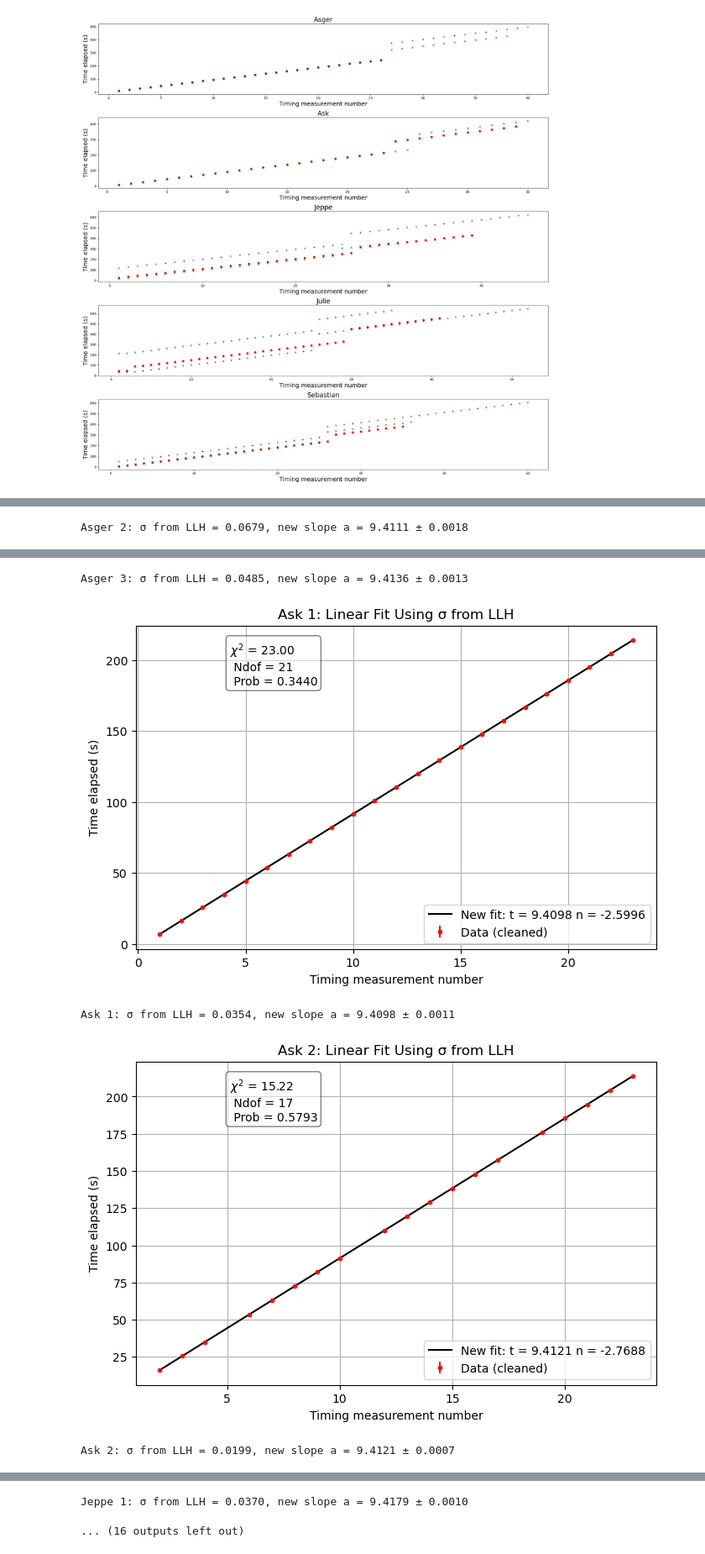
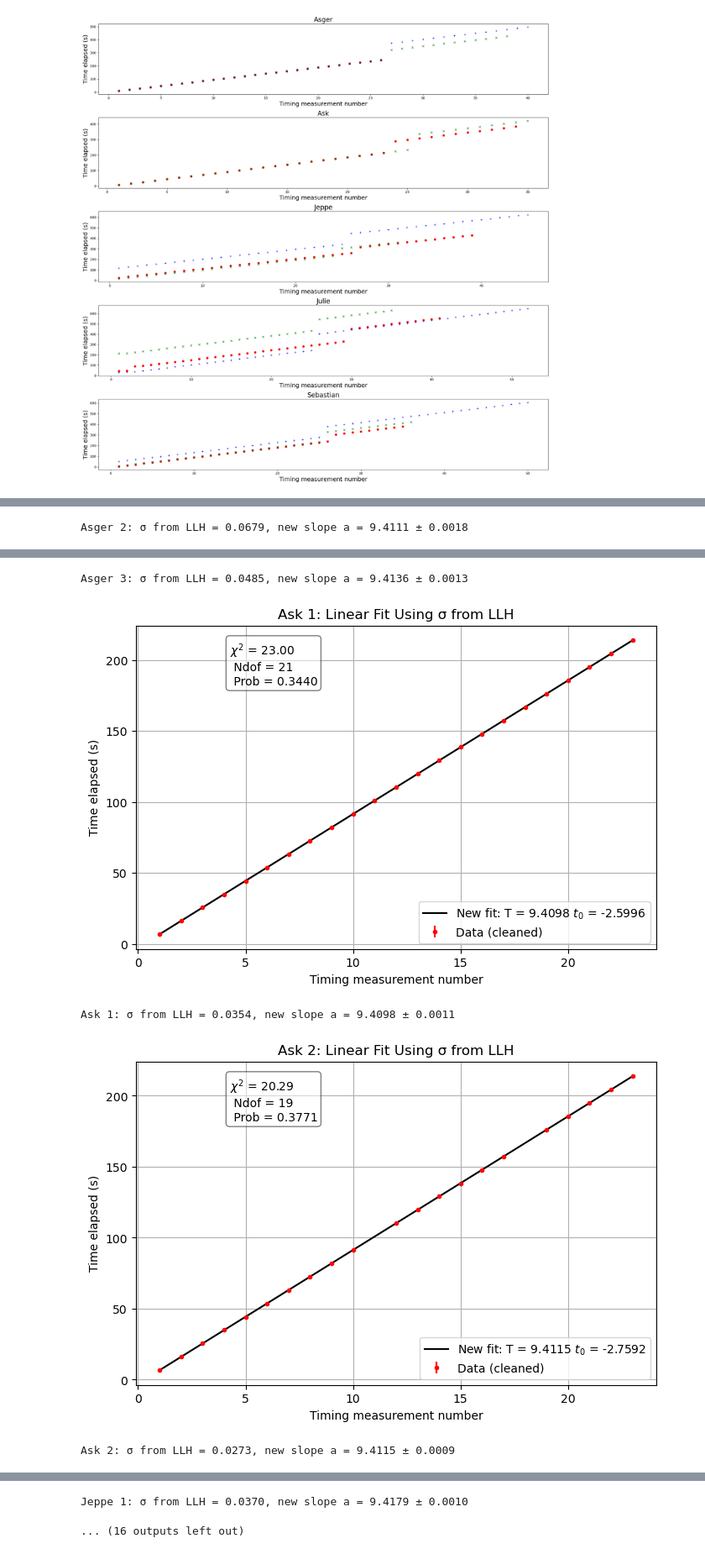
Before and after one commit to Julieloegstrup/Project, a Jupyter notebook: Pendulum/asger/asger_pendulum.ipynb, the cells around one changed output, grey strips where cells are left out. Shown at 84% size. Drawn from its saved outputs; the diff is of its cells as text; code cells hidden in the pictures.

```diff
--- a/Pendulum/asger/asger_pendulum.ipynb
+++ b/Pendulum/asger/asger_pendulum.ipynb
@@ -220,6 +223,7 @@ for dat in data_sets:
     Ndof_list.append(Ndof)
     Prob_list.append(Prob)
     params = np.array(m_lin.values)
+    errors= np.array(m_lin.errors)
     param_list.append(params)
 
 
@@ -247,7 +255,7 @@ for dat, params in zip(data_sets, param_list):
     t_fit = lin_fit(n_fit, a, b)
     #if len(n_rest)>3:
         #t_fit_rest = lin_fit(n_fit, a_rest, b_rest)
-    axs[0].plot(n_fit, t_fit,c='black', label='Fit: t = {:.4f} n + {:.4f}'.format(a, b))
+    axs[0].plot(n_fit, t_fit,c='black', label='Fit: T = {:.4f} $t_0$ = {:.4f}'.format(a, b))
     #axs[0].text(0.05, 0.95, 'Fit parameters: \n a = {:.4f} \n b = {:.4f}'.format(a, b), transform=axs[0].transAxes, verticalalignment='top', bbox=dict(boxstyle='round', facecolor='white', alpha=0.5))
     axs[0].text(0.18, 0.95, '$\chi^2$ = {:.2f} \n Ndof = {} \n Prob = {:.4f}'.format(chi_list[i], Ndof_list[i], Prob_list[i]), transform=axs[0].transAxes, verticalalignment='top', bbox=dict(boxstyle='round', facecolor='white', alpha=0.5))
     #if len(t_fit_rest) !=0:
@@ -366,7 +374,7 @@ for dat in data_sets:
 
     # --- Clean residuals and corresponding n/t arrays ---
     n_clean, t_clean = n_cut.copy(), t_cut.copy()
-    for _ in range(8):
+    for _ in range(2):
         residuals, keep_mask = clean_data(residuals)
         n_clean = n_clean[keep_mask]
         t_clean = t_clean[keep_mask]
@@ -397,7 +405,7 @@ for dat in data_sets:
     ax.errorbar(n_clean, t_clean, yerr=sigma_resid, fmt='.', color='red', label='Data (cleaned)')
     n_fit = np.linspace(min(n_clean), max(n_clean), 100)
     t_fit = lin_fit(n_fit, m_new.values['a'], m_new.values['b'])
-    ax.plot(n_fit, t_fit, color='black', label=f'New fit: t = {m_new.values["a"]:.4f} n = {m_new.values["b"]:.4f}')
+    ax.plot(n_fit, t_fit, color='black', label=f'New fit: T = {m_new.values["a"]:.4f} $t_0$ = {m_new.values["b"]:.4f}')
     #ax.text(0.05, 0.95, f'Fit parameters: \n a = {m_new.values["a"]:.4f} ± {m_new.errors["a"]:.4f} \n b = {m_new.values["b"]:.4f} ± {m_new.errors["b"]:.4f}', transform=ax.transAxes, verticalalignment='top', bbox=dict(boxstyle='round', facecolor='white', alpha=0.5))
     ax.text(0.18, 0.95, f'$\chi^2$ = {chi2_new:.2f} \n Ndof = {Ndof} \n Prob = {Prob:.4f}', transform=ax.transAxes, verticalalignment='top', bbox=dict(boxstyle='round', facecolor='white', alpha=0.5))
     ax.set_xlabel('Timing measurement number')
@@ -418,5 +426,5 @@ Asger 2: σ from LLH = 0.0679, new slope a = 9.4111 ± 0.0018
 Asger 3: σ from LLH = 0.0485, new slope a = 9.4136 ± 0.0013
-[figure, old version]
+[figure, new version]
 Ask 1: σ from LLH = 0.0354, new slope a = 9.4098 ± 0.0011
-[figure, old version]
+[figure, new version]
-Ask 2: σ from LLH = 0.0199, new slope a = 9.4121 ± 0.0007
+Ask 2: σ from LLH = 0.0273, new slope a = 9.4115 ± 0.0009
```
Also changed, not shown: parts of 13 cells of this notebook.
